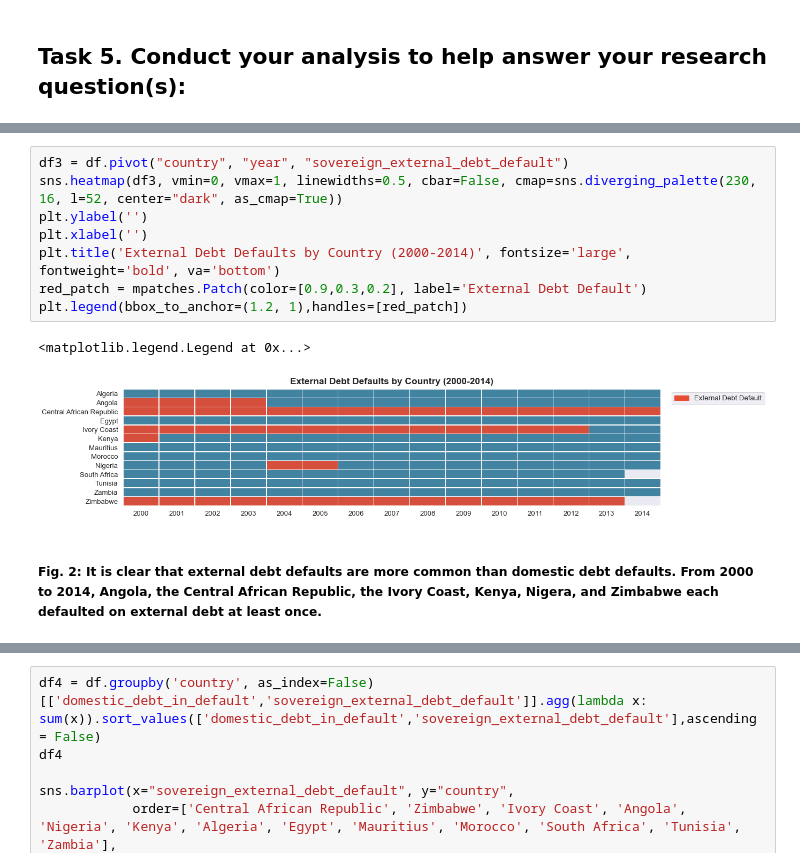
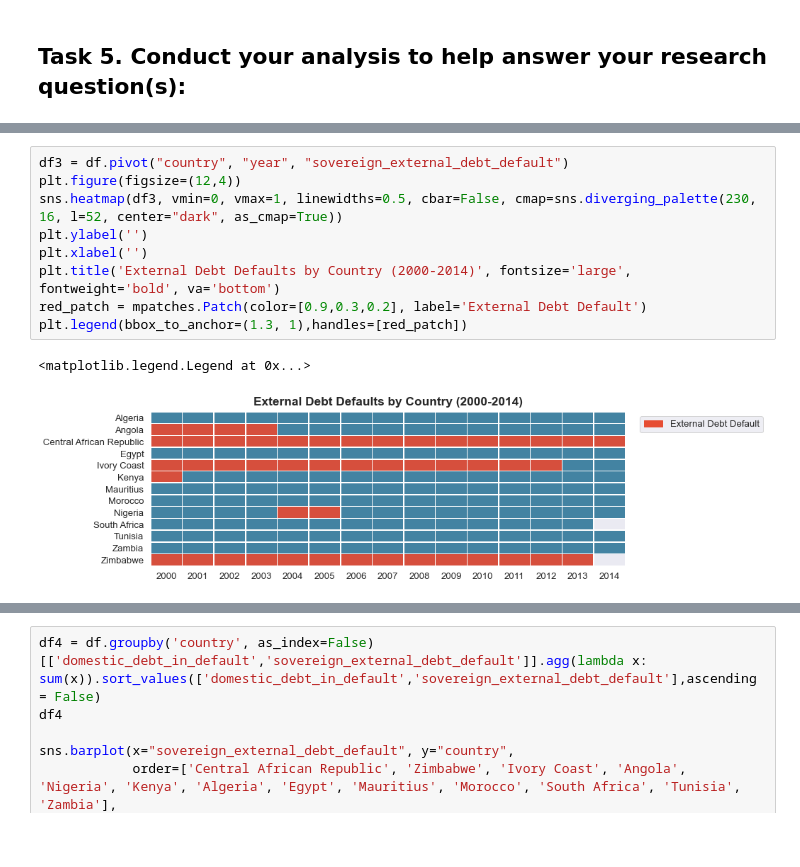
Before and after one commit to data301-2020-winter1/course-project-solo_319, a Jupyter notebook: analysis/milestone2part2.ipynb, the cells around one changed output, grey strips where cells are left out. Cells and saved outputs as stored; diff of their text form; blank space fills up the shorter version.

```diff
--- a/analysis/milestone2part2.ipynb
+++ b/analysis/milestone2part2.ipynb
@@ -199,13 +268,12 @@ plt.legend(bbox_to_anchor=(1.20, 1),handles=[red_patch])
 # %%
 df3 = df.pivot("country", "year", "sovereign_external_debt_default")
+plt.figure(figsize=(12,4))
 sns.heatmap(df3, vmin=0, vmax=1, linewidths=0.5, cbar=False, cmap=sns.diverging_palette(230, 16, l=52, center="dark", as_cmap=True))
 plt.ylabel('')
 plt.xlabel('')
 plt.title('External Debt Defaults by Country (2000-2014)', fontsize='large', fontweight='bold', va='bottom')
 red_patch = mpatches.Patch(color=[0.9,0.3,0.2], label='External Debt Default')
-plt.legend(bbox_to_anchor=(1.2, 1),handles=[red_patch])
+plt.legend(bbox_to_anchor=(1.3, 1),handles=[red_patch])
 # %% [output]
 <matplotlib.legend.Legend at 0x...>
-[figure, old version]
+[figure, new version]
-# %% [markdown]
-##### Fig. 2: It is clear that external debt defaults are more common than domestic debt defaults. From 2000 to 2014, Angola, the Central African Republic, the Ivory Coast, Kenya, Nigera, and Zimbabwe each defaulted on external debt at least once.
```
Also changed, not shown: parts of 39 cells of this notebook, 1 other file.
